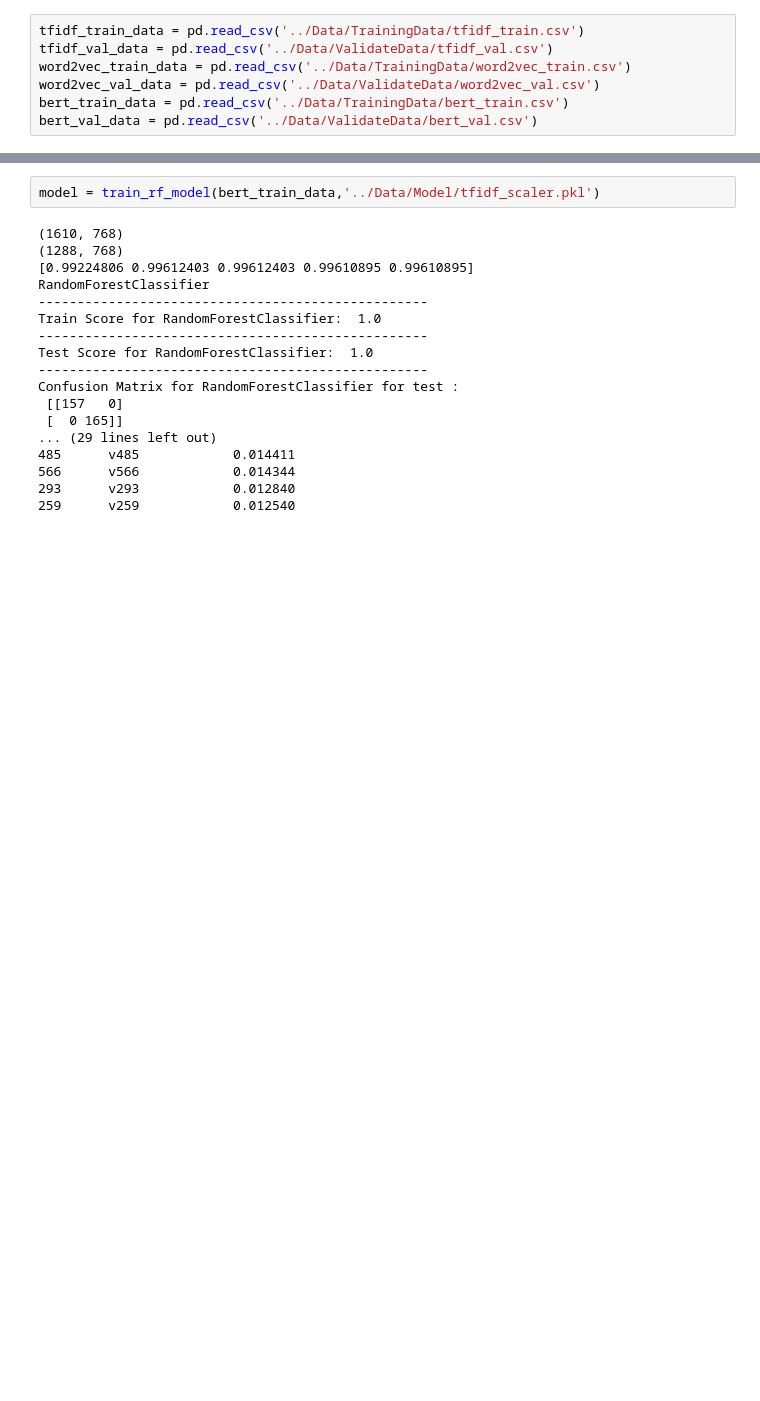
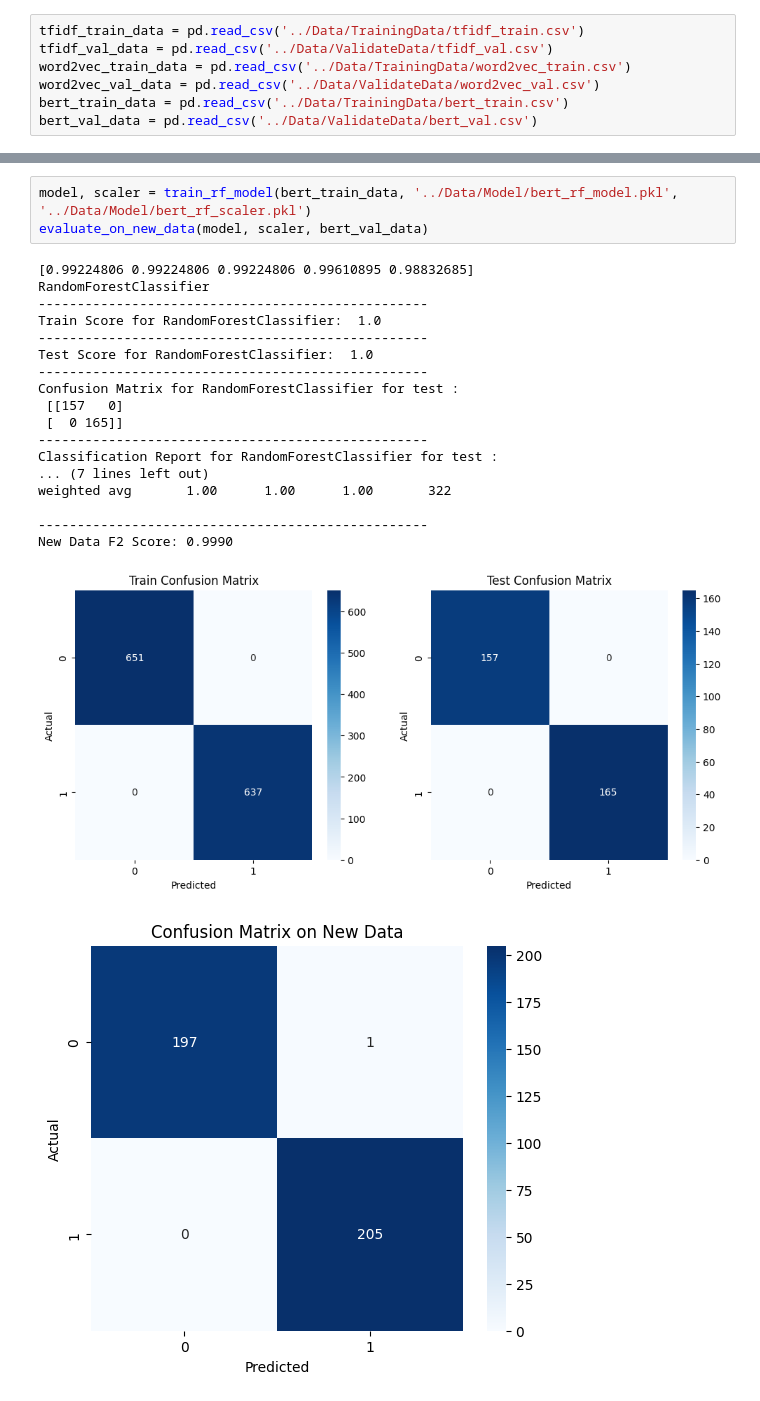
Before and after one commit to JimSu-TW/2024_Spring_DeepLearning_FinalProject, a Jupyter notebook: Classifier/random_forest.ipynb, the cells around one changed output, grey strips where cells are left out. Drawn from its saved outputs; the diff is of its cells as text; blank space fills up the shorter version.

```diff
--- a/Classifier/random_forest.ipynb
+++ b/Classifier/random_forest.ipynb
@@ -149,20 +175,23 @@ Confusion Matrix for RandomForestClassifier for test :
 # %%
-model = train_rf_model(bert_train_data,'../Data/Model/tfidf_scaler.pkl')
+model, scaler = train_rf_model(bert_train_data, '../Data/Model/bert_rf_model.pkl', '../Data/Model/bert_rf_scaler.pkl')
+evaluate_on_new_data(model, scaler, bert_val_data)
 # %% [output]
-(1610, 768)
-(1288, 768)
-[0.99224806 0.99612403 0.99612403 0.99610895 0.99610895]
+[0.99224806 0.99224806 0.99224806 0.99610895 0.98832685]
 RandomForestClassifier
 --------------------------------------------------
 Train Score for RandomForestClassifier:  1.0
 --------------------------------------------------
 Test Score for RandomForestClassifier:  1.0
 --------------------------------------------------
 Confusion Matrix for RandomForestClassifier for test :
  [[157   0]
  [  0 165]]
-... (29 lines left out)
-485      v485            0.014411
-566      v566            0.014344
-293      v293            0.012840
-259      v259            0.012540
+--------------------------------------------------
+Classification Report for RandomForestClassifier for test :
+... (7 lines left out)
+weighted avg       1.00      1.00      1.00       322
+
+--------------------------------------------------
+New Data F2 Score: 0.9990
+[figure, added]
+[figure, added]
```
Also changed, not shown: parts of 10 cells of this notebook, 1 other file.
